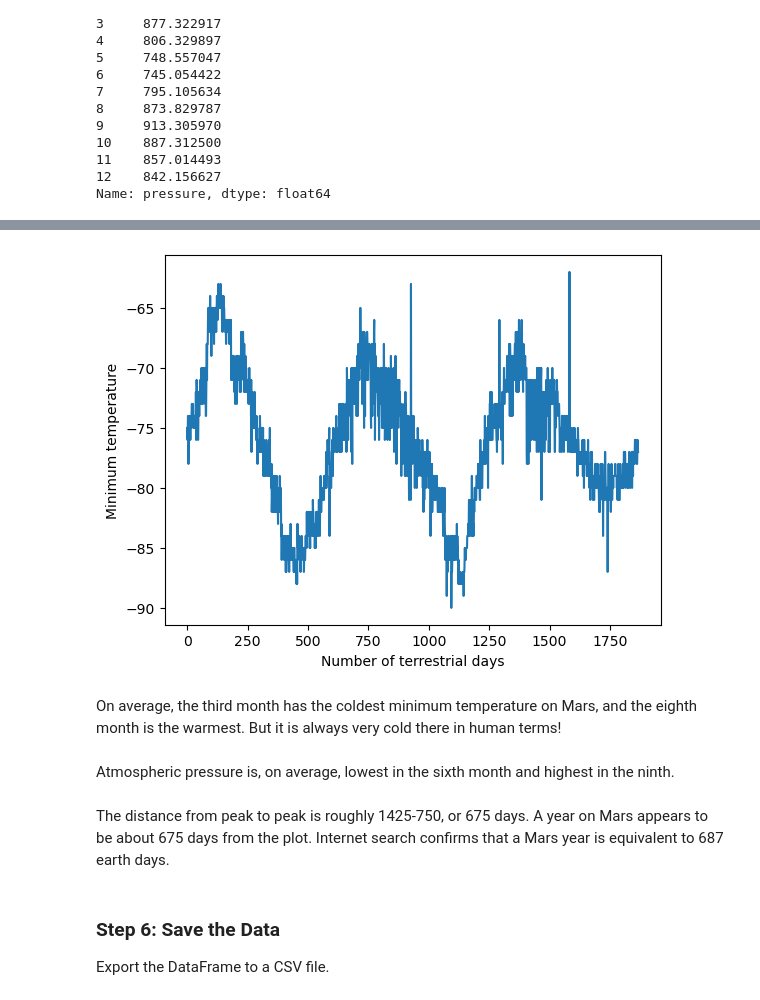
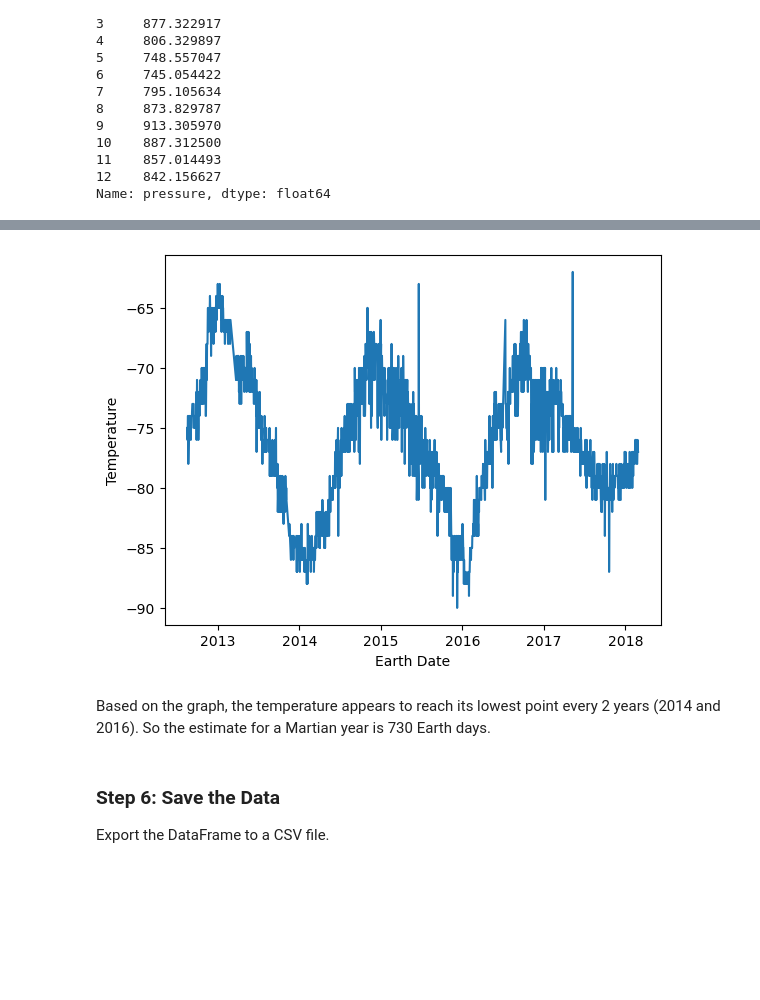
Before and after one commit to chrisc27/splinter-challenge, a Jupyter notebook: part_2_mars_weather.ipynb, the cells around one changed output, grey strips where cells are left out. Drawn from its saved outputs; the diff is of its cells as text; code cells hidden in the pictures; blank space fills up the shorter version.

```diff
--- a/part_2_mars_weather.ipynb
+++ b/part_2_mars_weather.ipynb
@@ -137,0 +113,4 @@ dtype: object
+# %%
+# Change data types for data analysis
+df = df.astype({'sol': 'int64', 'ls': 'int64', 'month': 'int64', 'min_temp': 'float64', 'pressure': 'float64'})
+df['terrestrial_date'] = pd.to_datetime(df['terrestrial_date'])
@@ -231,13 +245,15 @@ Name: pressure, dtype: float64
 # %%
 # 5. How many terrestrial (earth) days are there in a Martian year?
+x = df['terrestrial_date']
+y = df['min_temp']
+plt.plot(x, y)
+plt.ylabel("Temperature")
+plt.xlabel("Earth Date")
+plt.show()
 # %% [output]
-[figure, old version]
+[figure, new version]
-# %% [markdown]
-On average, the third month has the coldest minimum temperature on Mars, and the eighth month is the warmest. But it is always very cold there in human terms!
-# %% [markdown]
-Atmospheric pressure is, on average, lowest in the sixth month and highest in the ninth.
-# %% [markdown]
-The distance from peak to peak is roughly 1425-750, or 675 days. A year on Mars appears to be about 675 days from the plot. Internet search confirms that a Mars year is equivalent to 687 earth days.
+# %% [markdown]
+Based on the graph, the temperature appears to reach its lowest point every 2 years (2014 and 2016). So the estimate for a Martian year is 730 Earth days.
 # %% [markdown]
 ### Step 6: Save the Data
 
```
Also changed, not shown: parts of 18 cells of this notebook, 1 other file.
